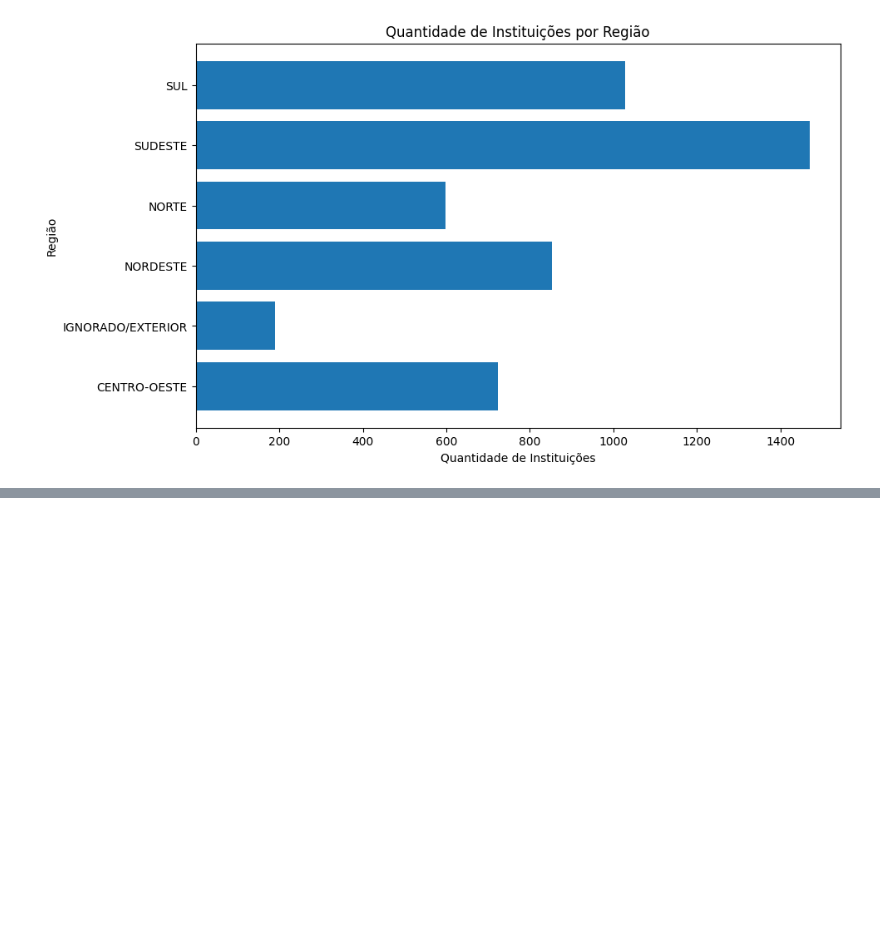
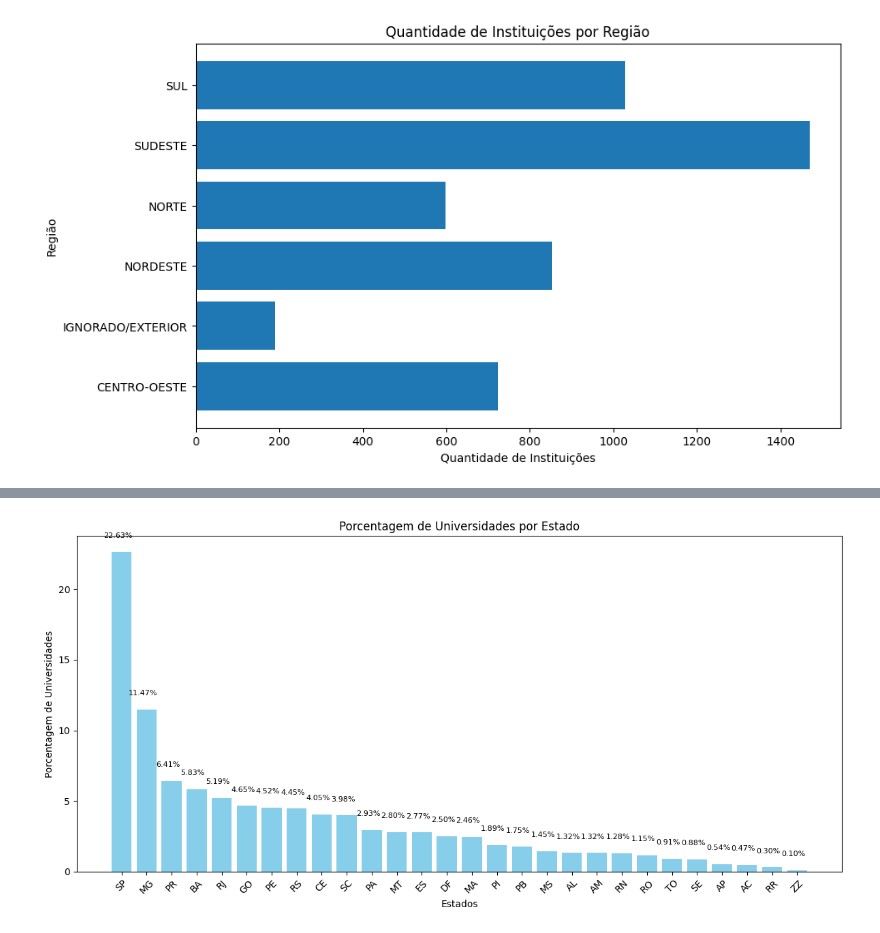
Before and after one commit to LucasPolicarpo-svg/Projeto_Final_Python, a Jupyter notebook: dados.ipynb, the cells around one changed output, grey strips where cells are left out. Drawn from its saved outputs; the diff is of its cells as text; code cells hidden in the pictures; blank space fills up the shorter version.

```diff
--- a/dados.ipynb
+++ b/dados.ipynb
@@ -321,0 +477,33 @@ plt.show()
+# %%
+import pandas as pd
+import matplotlib.pyplot as plt
+
+# Substitua 'nova_tabela_estados' pelos seus dados reais
+# Exemplo de dados:
+nova_tabela_estados = pd.DataFrame({
+    'Estados': ['SP', 'MG', 'PR', 'BA', 'RJ', 'GO', 'PE', 'RS', 'CE', 'SC', 'PA', 'MT', 'ES', 'DF', 'MA', 'PI', 'PB', 'MS', 'AL', 'AM', 'RN', 'RO', 'TO', 'SE', 'AP', 'AC', 'RR', 'ZZ'],
+    'N° Universidades': [671, 340, 190, 173, 154, 138, 134, 132, 120, 118, 87, 83, 82, 74, 73, 56, 52, 43, 39, 39, 38, 34, 27, 26, 16, 14, 9, 3]
+})
+
+# Calcular a porcentagem de universidades em cada estado
+total_universidades = nova_tabela_estados['N° Universidades'].sum()
+porcentagens = (nova_tabela_estados['N° Universidades'] / total_universidades) * 100
+
+# Criar o gráfico de barras
+plt.figure(figsize=(12, 6))
+bars = plt.bar(nova_tabela_estados['Estados'], porcentagens, color='skyblue')
+plt.xlabel('Estados')
+plt.ylabel('Porcentagem de Universidades')
+plt.title('Porcentagem de Universidades por Estado')
+plt.xticks(rotation=45)
+
+# Adicionar as porcentagens nas barras
+for bar, porcentagem in zip(bars, porcentagens):
+    plt.text(bar.get_x() + bar.get_width() / 2 - 0.15, bar.get_height() + 1, f'{porcentagem:.2f}%', ha='center', color='black', fontsize=8)
+
+# Exibir o gráfico
+plt.savefig("grafico_03.png")
+plt.tight_layout()
+plt.show()
+# %% [output]
+[figure, added]
```
Also changed, not shown: parts of 24 cells of this notebook, 8 other files.
